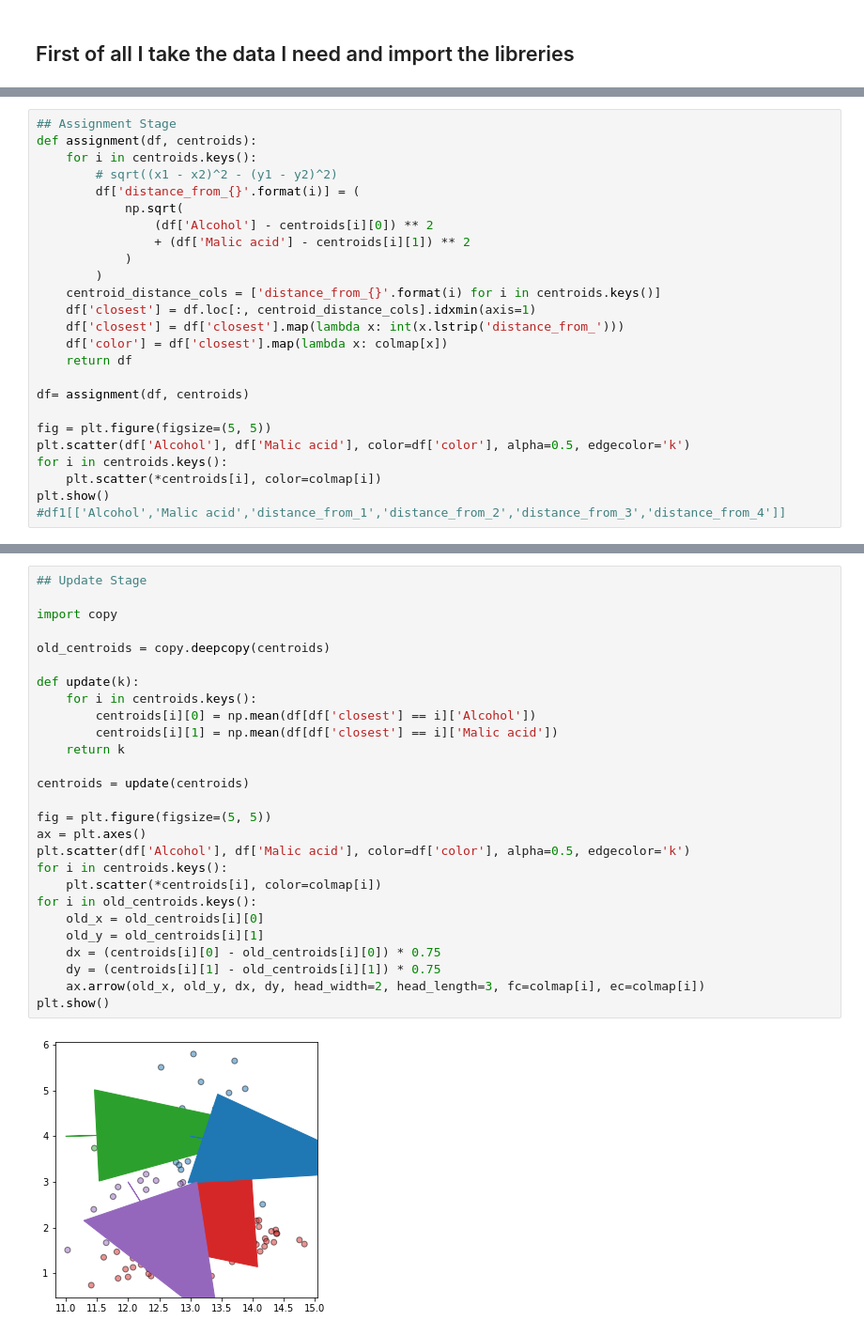
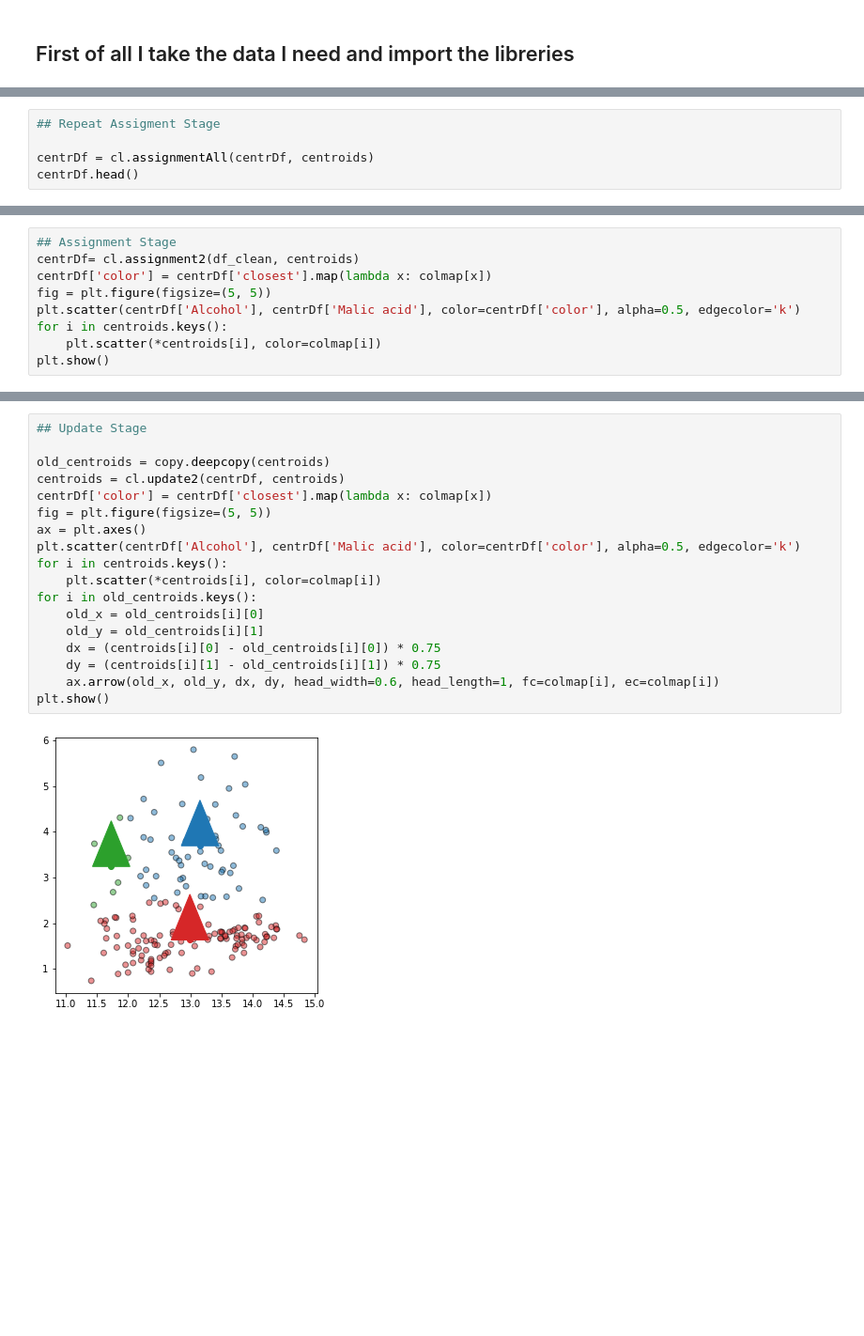
Before and after one commit to Gruntrexpewrus/HMK4, a Jupyter notebook: Question3.ipynb, the cells around one changed output, grey strips where cells are left out. Shown: that part at 94% size. Drawn from its saved outputs; the diff is of its cells as text; blank space fills up the shorter version.

```diff
--- a/Question3.ipynb
+++ b/Question3.ipynb
@@ -23,0 +103,5 @@ df.head()
+# %%
+## Repeat Assigment Stage
+
+centrDf = cl.assignmentAll(centrDf, centroids)
+centrDf.head()
@@ -78,26 +177,10 @@ def distance(x,y):
 # %%
 ## Assignment Stage
-def assignment(df, centroids):
-    for i in centroids.keys():
-        # sqrt((x1 - x2)^2 - (y1 - y2)^2)
-        df['distance_from_{}'.format(i)] = (
-            np.sqrt(
-                (df['Alcohol'] - centroids[i][0]) ** 2
-                + (df['Malic acid'] - centroids[i][1]) ** 2
-            )
-        )
-    centroid_distance_cols = ['distance_from_{}'.format(i) for i in centroids.keys()]
-    df['closest'] = df.loc[:, centroid_distance_cols].idxmin(axis=1)
-    df['closest'] = df['closest'].map(lambda x: int(x.lstrip('distance_from_')))
-    df['color'] = df['closest'].map(lambda x: colmap[x])
-    return df
-
-df= assignment(df, centroids)
-
+centrDf= cl.assignment2(df_clean, centroids)
+centrDf['color'] = centrDf['closest'].map(lambda x: colmap[x])
 fig = plt.figure(figsize=(5, 5))
-plt.scatter(df['Alcohol'], df['Malic acid'], color=df['color'], alpha=0.5, edgecolor='k')
+plt.scatter(centrDf['Alcohol'], centrDf['Malic acid'], color=centrDf['color'], alpha=0.5, edgecolor='k')
 for i in centroids.keys():
     plt.scatter(*centroids[i], color=colmap[i])
 plt.show()
-#df1[['Alcohol','Malic acid','distance_from_1','distance_from_2','distance_from_3','distance_from_4']]
 # %% [output]
@@ -105,30 +188,21 @@ plt.show()
 # %%
 ## Update Stage
 
-import copy
-
 old_centroids = copy.deepcopy(centroids)
-
-def update(k):
-    for i in centroids.keys():
-        centroids[i][0] = np.mean(df[df['closest'] == i]['Alcohol'])
-        centroids[i][1] = np.mean(df[df['closest'] == i]['Malic acid'])
-    return k
-
-centroids = update(centroids)
-
+centroids = cl.update2(centrDf, centroids)
+centrDf['color'] = centrDf['closest'].map(lambda x: colmap[x])
 fig = plt.figure(figsize=(5, 5))
 ax = plt.axes()
-plt.scatter(df['Alcohol'], df['Malic acid'], color=df['color'], alpha=0.5, edgecolor='k')
+plt.scatter(centrDf['Alcohol'], centrDf['Malic acid'], color=centrDf['color'], alpha=0.5, edgecolor='k')
 for i in centroids.keys():
     plt.scatter(*centroids[i], color=colmap[i])
 for i in old_centroids.keys():
     old_x = old_centroids[i][0]
     old_y = old_centroids[i][1]
     dx = (centroids[i][0] - old_centroids[i][0]) * 0.75
     dy = (centroids[i][1] - old_centroids[i][1]) * 0.75
-    ax.arrow(old_x, old_y, dx, dy, head_width=2, head_length=3, fc=colmap[i], ec=colmap[i])
+    ax.arrow(old_x, old_y, dx, dy, head_width=0.6, head_length=1, fc=colmap[i], ec=colmap[i])
 plt.show()
 # %% [output]
-[figure, old version]
+[figure, new version]
 # %%
```
Also changed, not shown: parts of 27 cells of this notebook, 1 other file.
